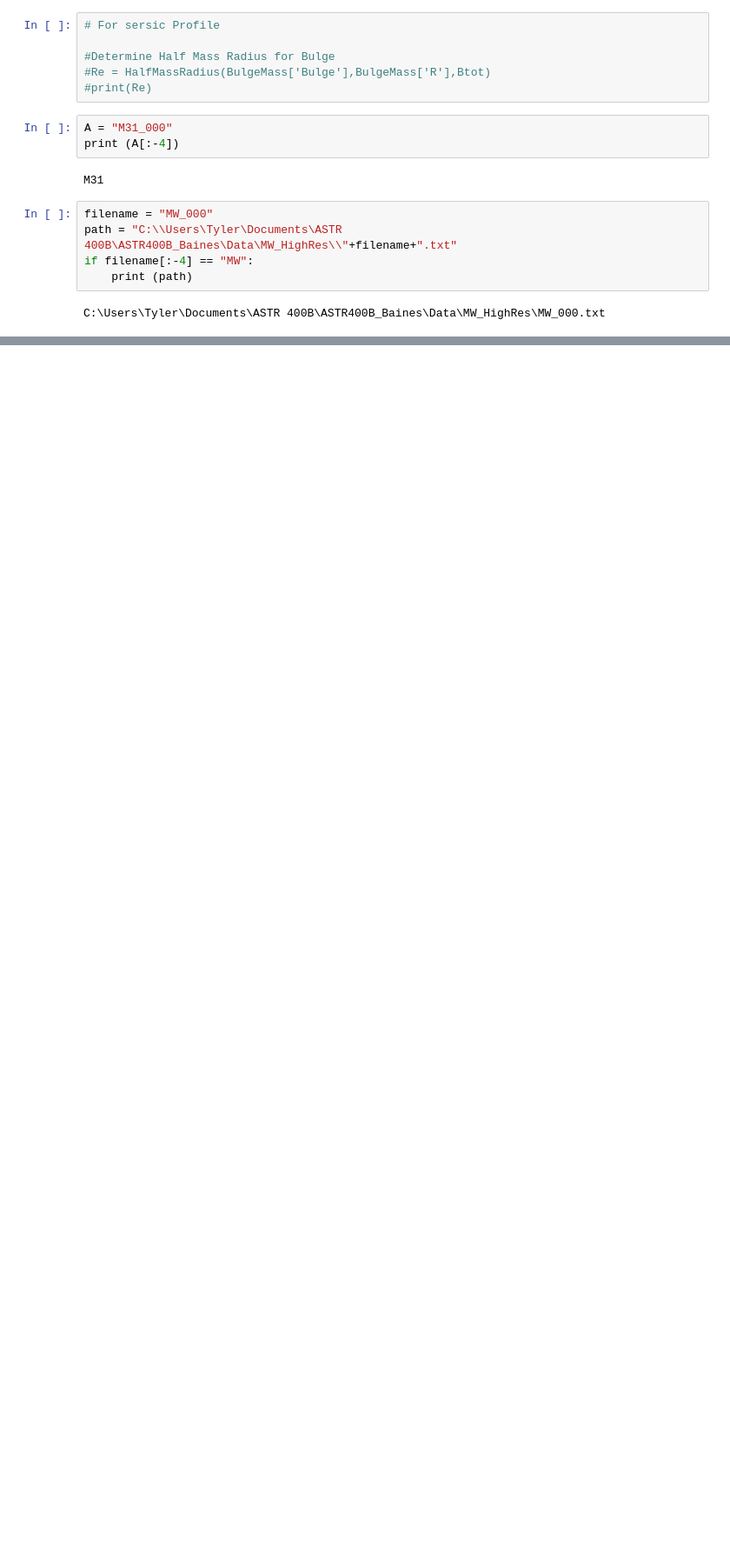
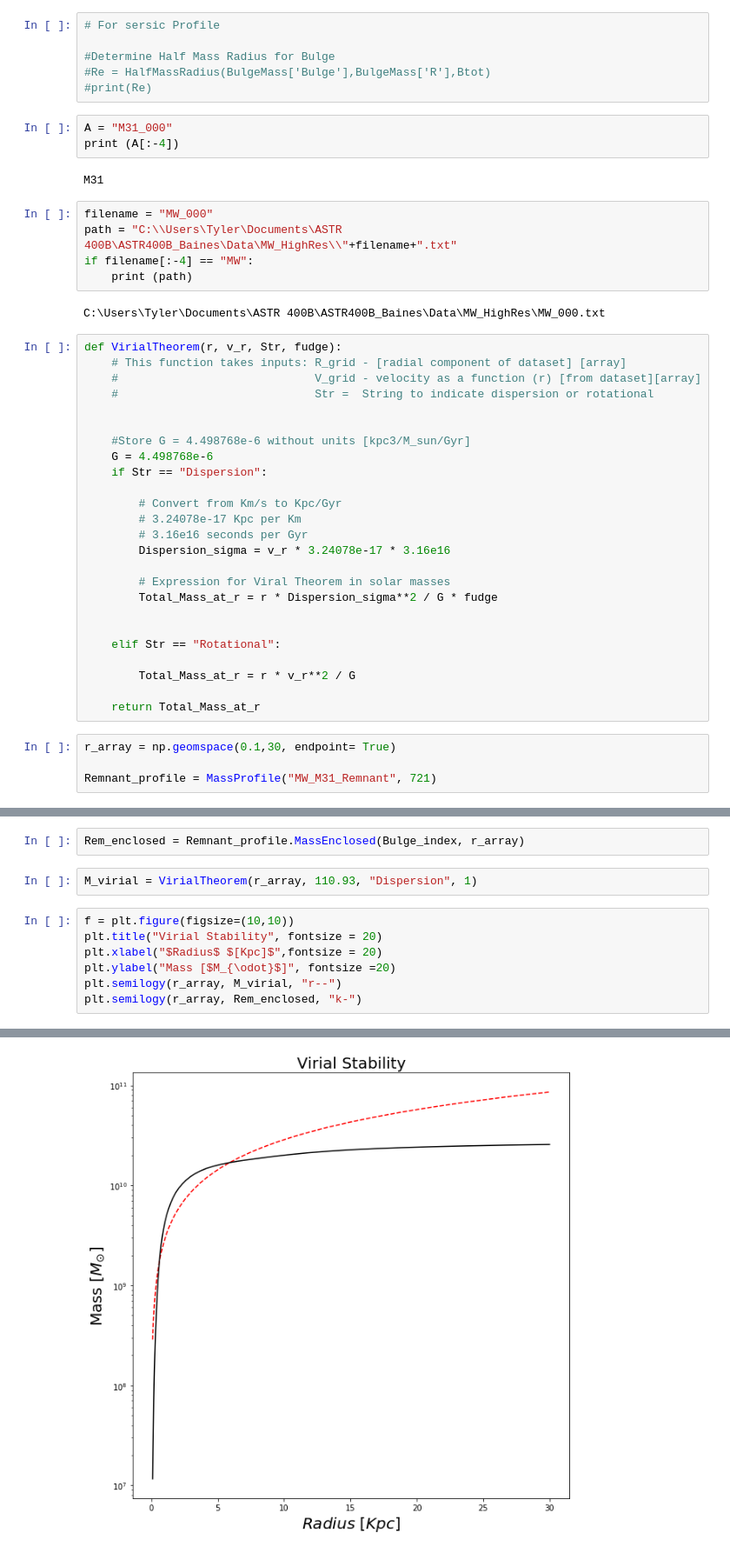
Before and after one commit to tbainesUA/ASTR400B_Baines, a Jupyter notebook: Programs/Project.ipynb, the cells around one changed output, grey strips where cells are left out. Shown at 87% size. Saved outputs shown, nothing was run; the diff lists cells and outputs as text; blank space fills up the shorter version.

```diff
--- a/Programs/Project.ipynb
+++ b/Programs/Project.ipynb
@@ -223,3 +236,32 @@ if filename[:-4] == "MW":
     print (path)
 # %% [output]
 C:\Users\Tyler\Documents\ASTR 400B\ASTR400B_Baines\Data\MW_HighRes\MW_000.txt
+# %%
+def VirialTheorem(r, v_r, Str, fudge):
+    # This function takes inputs: R_grid - [radial component of dataset] [array]
+    #                             V_grid - velocity as a function (r) [from dataset][array]
+    #                             Str =  String to indicate dispersion or rotational
+
+
+    #Store G = 4.498768e-6 without units [kpc3/M_sun/Gyr]
+    G = 4.498768e-6
+    if Str == "Dispersion":
+
+        # Convert from Km/s to Kpc/Gyr
+        # 3.24078e-17 Kpc per Km
+        # 3.16e16 seconds per Gyr
+        Dispersion_sigma = v_r * 3.24078e-17 * 3.16e16
+
+        # Expression for Viral Theorem in solar masses
+        Total_Mass_at_r = r * Dispersion_sigma**2 / G * fudge
+
+
+    elif Str == "Rotational":
+
+        Total_Mass_at_r = r * v_r**2 / G
+
+    return Total_Mass_at_r
+# %%
+r_array = np.geomspace(0.1,30, endpoint= True)
+
+Remnant_profile = MassProfile("MW_M31_Remnant", 721)
@@ -225,0 +270,12 @@ C:\Users\Tyler\Documents\ASTR 400B\ASTR400B_Baines\Data\MW_HighRes\MW_000.txt
+# %%
+Rem_enclosed = Remnant_profile.MassEnclosed(Bulge_index, r_array)
+# %%
+M_virial = VirialTheorem(r_array, 110.93, "Dispersion", 1)
+# %%
+f = plt.figure(figsize=(10,10))
+plt.title("Virial Stability", fontsize = 20)
+plt.xlabel("$Radius$ $[Kpc]$",fontsize = 20)
+plt.ylabel("Mass [$M_{\odot}$]", fontsize =20)
+plt.semilogy(r_array, M_virial, "r--")
+plt.semilogy(r_array, Rem_enclosed, "k-")
+# %% [output]
@@ -225,0 +283 @@ C:\Users\Tyler\Documents\ASTR 400B\ASTR400B_Baines\Data\MW_HighRes\MW_000.txt
+[figure, added]
```
Also changed, not shown: parts of 16 cells of this notebook.
